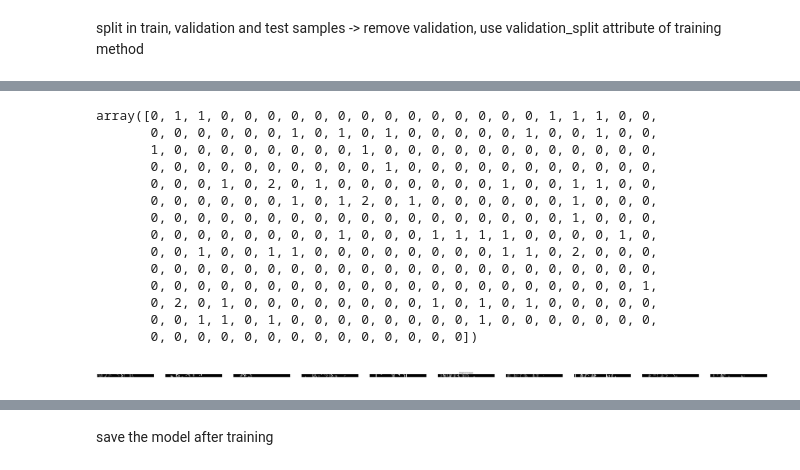
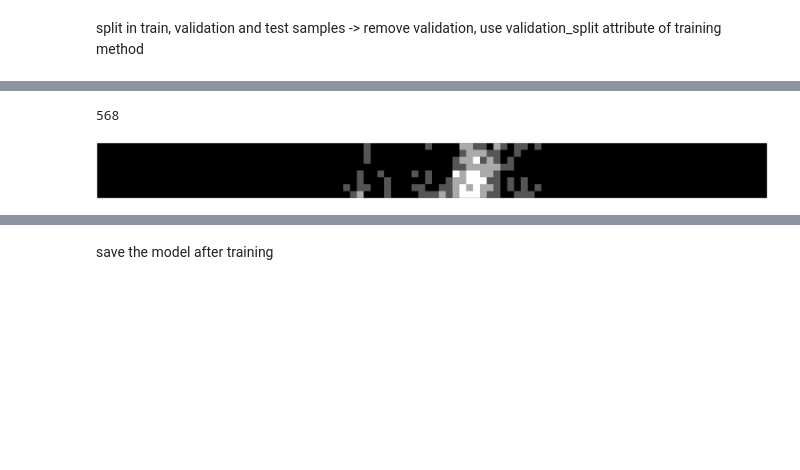
Before and after one commit to GiuliaPaggi/JetIDwithAutoencoder, a Jupyter notebook: JetIDAE.ipynb, the cells around one changed output, grey strips where cells are left out. Drawn from its saved outputs; the diff is of its cells as text; code cells hidden in the pictures; blank space fills up the shorter version.

```diff
--- a/JetIDAE.ipynb
+++ b/JetIDAE.ipynb
@@ -19,8 +21,10 @@ import warnings
 a parte n_input e n_output sono tutti hyperparameters da definire con validation set
 # %%
 from IPython.utils.py3compat import no_code
-n_input = 300 #len of vector
-n_hidden1 = n_input/2
-n_code = n_hidden1/2 #codings
+n_chann = 98
+layer = 8
+n_input = (n_chann*layer)+2 #len of vector
+n_hidden1 = int(n_input/2)
+n_code = int(n_hidden1/2) #codings
 n_hidden2 = n_hidden1
 n_output = n_input
@@ -27,16 +33,18 @@ n_output = n_input
 # %% [markdown]
 import data
 # %%
-os.chdir('/content/')
-csv_files = [f for f in os.listdir() if f.endswith('.csv')]
+os.chdir('/content/drive/MyDrive/JetDTsAutoencoder/data/')
+csv_files_shower = [f for f in os.listdir() if (f.startswith('shower') and f.endswith('.csv'))]
 dfs = []
-for data_file in csv_files :
+
+for data_file in csv_files_shower :
   print("Read "+data_file)
-  df = pd.read_csv(data_file)
-  dfs.append(df)
+  s_df = pd.read_csv(data_file)
+  dfs.append(s_df)
 
 df = pd.concat(dfs, ignore_index = True)
 
 df = df.drop(columns= 'Unnamed: 0')
+df = df.sample(frac = 1).reset_index(drop=True)
 del(dfs)
 # %% [output]
@@ -104,17 +113,0 @@ array([[0, 1, 0, 1, 0, 1, 1, 0, 0, 0, 0, 0, 1, 0, 0, 0, 1, 1, 0, 0, 0, 0,
-# %%
-x_train.to_numpy()[0]
-# %% [output]
-array([0, 1, 1, 0, 0, 0, 0, 0, 0, 0, 0, 0, 0, 0, 0, 0, 0, 1, 1, 1, 0, 0,
-       0, 0, 0, 0, 0, 0, 1, 0, 1, 0, 1, 0, 0, 0, 0, 0, 1, 0, 0, 1, 0, 0,
-       1, 0, 0, 0, 0, 0, 0, 0, 0, 1, 0, 0, 0, 0, 0, 0, 0, 0, 0, 0, 0, 0,
-       0, 0, 0, 0, 0, 0, 0, 0, 0, 0, 1, 0, 0, 0, 0, 0, 0, 0, 0, 0, 0, 0,
-       0, 0, 0, 1, 0, 2, 0, 1, 0, 0, 0, 0, 0, 0, 0, 1, 0, 0, 1, 1, 0, 0,
-       0, 0, 0, 0, 0, 0, 1, 0, 1, 2, 0, 1, 0, 0, 0, 0, 0, 0, 1, 0, 0, 0,
-       0, 0, 0, 0, 0, 0, 0, 0, 0, 0, 0, 0, 0, 0, 0, 0, 0, 0, 1, 0, 0, 0,
-       0, 0, 0, 0, 0, 0, 0, 0, 1, 0, 0, 0, 1, 1, 1, 1, 0, 0, 0, 0, 1, 0,
-       0, 0, 1, 0, 0, 1, 1, 0, 0, 0, 0, 0, 0, 0, 0, 1, 1, 0, 2, 0, 0, 0,
-       0, 0, 0, 0, 0, 0, 0, 0, 0, 0, 0, 0, 0, 0, 0, 0, 0, 0, 0, 0, 0, 0,
-       0, 0, 0, 0, 0, 0, 0, 0, 0, 0, 0, 0, 0, 0, 0, 0, 0, 0, 0, 0, 0, 1,
-       0, 2, 0, 1, 0, 0, 0, 0, 0, 0, 0, 0, 1, 0, 1, 0, 1, 0, 0, 0, 0, 0,
-       0, 0, 1, 1, 0, 1, 0, 0, 0, 0, 0, 0, 0, 0, 1, 0, 0, 0, 0, 0, 0, 0,
-       0, 0, 0, 0, 0, 0, 0, 0, 0, 0, 0, 0, 0, 0])
@@ -121,28 +117,33 @@ array([0, 1, 1, 0, 0, 0, 0, 0, 0, 0, 0, 0, 0, 0, 0, 0, 0, 1, 1, 1, 0, 0,
 # %%
-def plot_input(n, dims):
+def plot_input(sample, n, dims):
     # number of example to show
     plt.figure(figsize=(80, 36))
     for i in range(n):
         # plot original image
         ax = plt.subplot(2, n, i + 1)
-        plt.imshow(x_train.iloc[i].to_numpy().reshape(*dims))
+        event = np.random.randint(0, (layer*n_chann)+1)
+        print(event)
+        digi = n_input-2
+        plt.imshow(sample.iloc[event, :digi].to_numpy().reshape(*dims))
         plt.gray()
         ax.get_xaxis().set_visible(False)
         ax.get_yaxis().set_visible(False)
         if i == n/2:
-            ax.set_title('Original Images')
+            ax.set_title('Original Images'
 
     plt.show()
 
-def plot_autoencoder_outputs(autoencoder, n, dims):
-    decoded_imgs = autoencoder.predict(x_test)
+def plot_autoencoder_outputs(sample, autoencoder, n, dims):
+    decoded_imgs = autoencoder.predict(sample)
 
     # number of example digits to show
-    plt.figure(figsize=(40, 18))
+    plt.figure(figsize=(8, 6))
     for i in range(n):
         # plot original image
         ax = plt.subplot(2, n, i + 1)
-        plt.imshow(x_test.iloc[i].to_numpy().reshape(*dims))
+        event = np.random.randint(0, (layer*n_chann)+1)
+        print(event)
+        plt.imshow(sample.iloc[i, :-2].to_numpy().reshape(*dims))
         plt.gray()
         ax.get_xaxis().set_visible(False)
         ax.get_yaxis().set_visible(False)
@@ -151,7 +152,7 @@ def plot_autoencoder_outputs(autoencoder, n, dims):
 
         # plot reconstruction
         ax = plt.subplot(2, n, i + 1 + n)
-        plt.imshow(decoded_imgs[i].reshape(*dims))
+        plt.imshow(decoded_imgs[i,:-2].reshape(*dims))
         plt.gray()
         ax.get_xaxis().set_visible(False)
         ax.get_yaxis().set_visible(False)
@@ -164,7 +165,8 @@ def plot_loss(history):
     plt.figure(figsize=(8, 6))
     historydf.plot(ylim=(0, historydf.values.max()))
     plt.title('Loss: %.3f' % history.history['loss'][-1])
-# %%
-plot_input(10, (4, 75))
-# %% [output]
-[figure, removed]
+# %%
+plot_input(df, 1, (layer, n_chann))
+# %% [output]
+568
+[figure, added]
```
Also changed, not shown: parts of 43 cells of this notebook.
